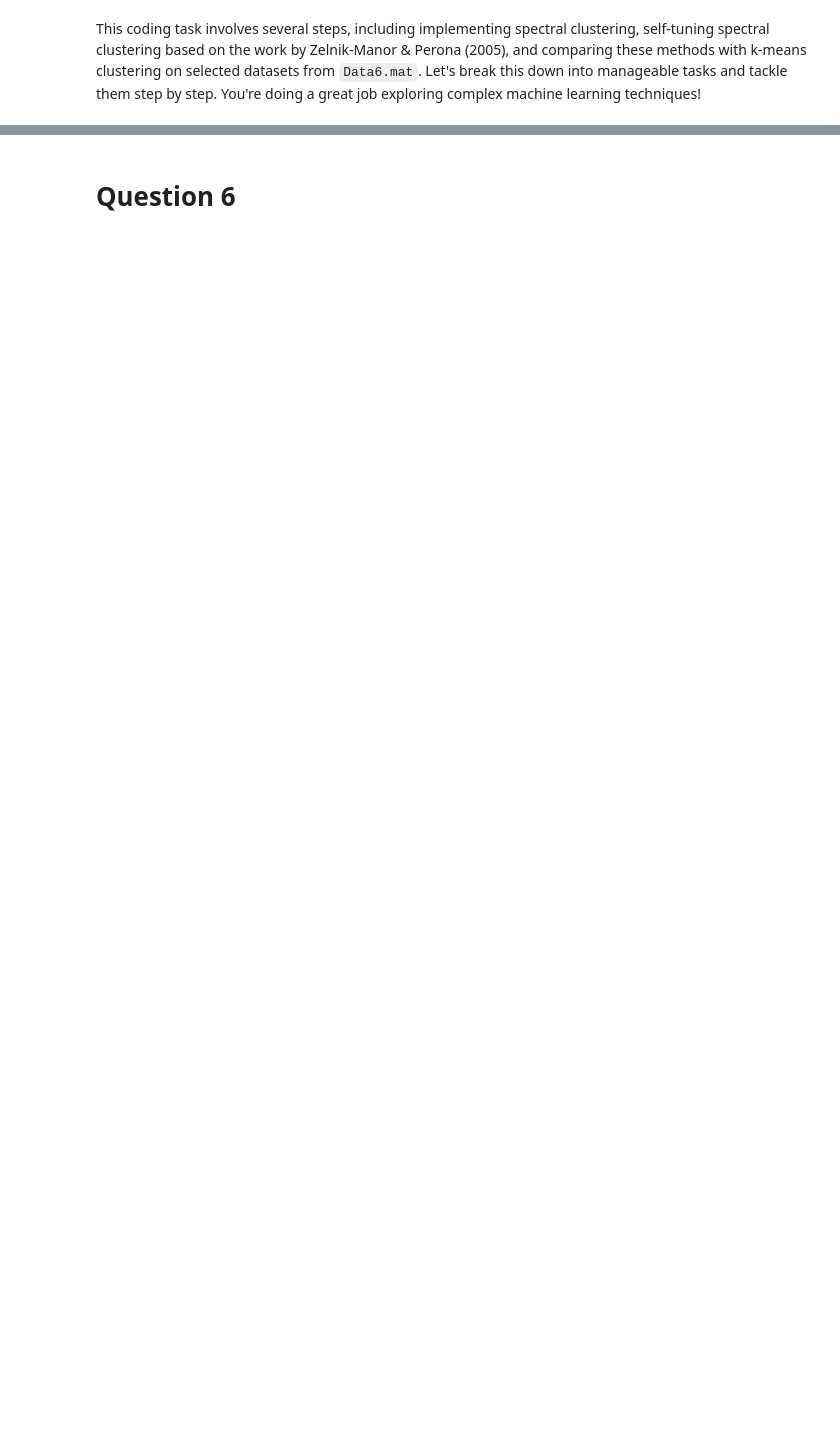
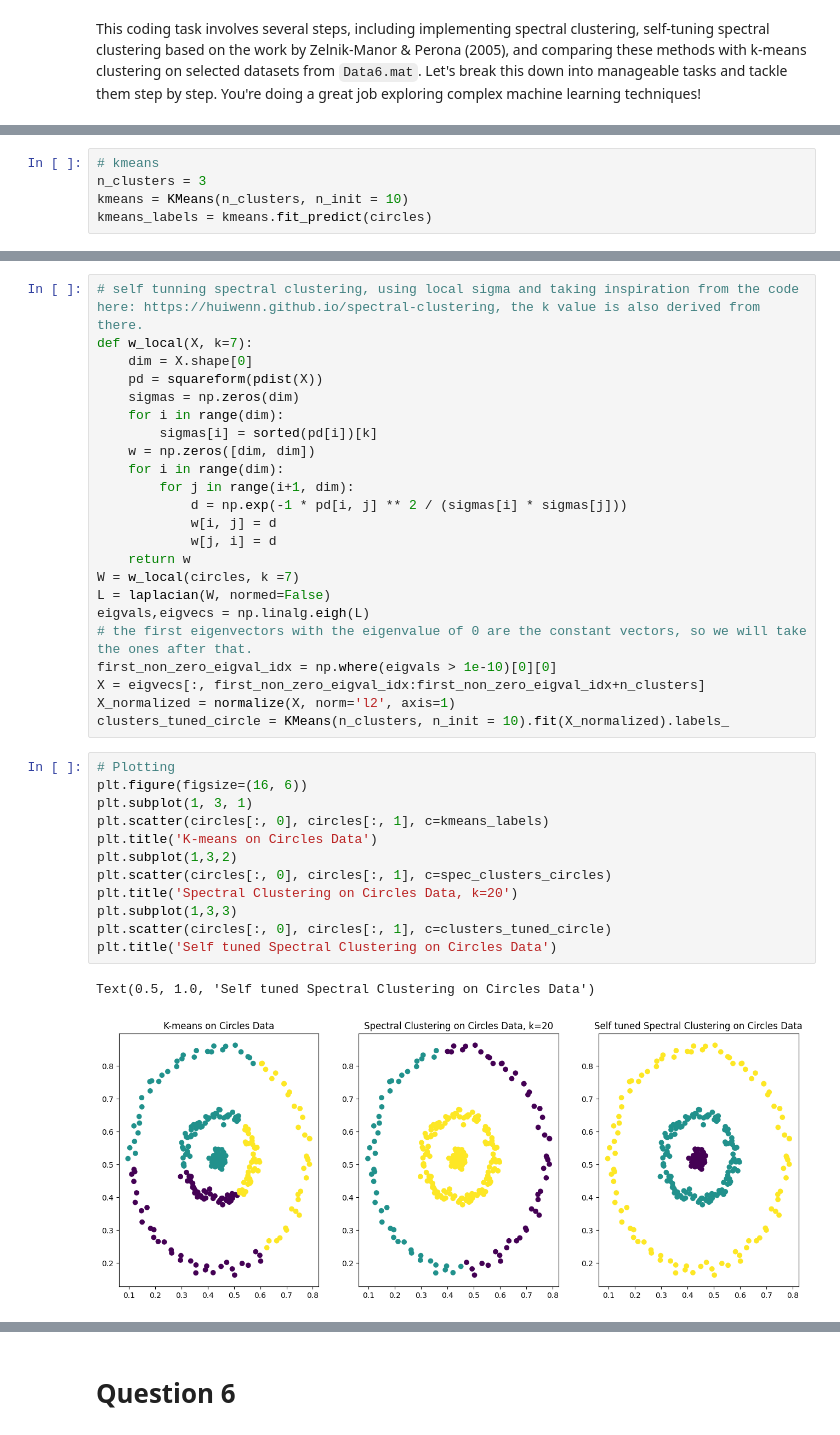
Before and after one commit to AvivGelfand/Geometry-of-Information-Course, a Jupyter notebook: Ex3_GOI.ipynb, the cells around one changed output, grey strips where cells are left out. Cells and saved outputs as stored; diff of their text form; blank space fills up the shorter version.

```diff
--- a/Ex3_GOI.ipynb
+++ b/Ex3_GOI.ipynb
@@ -343,0 +258,5 @@ Reshape your data either using array.reshape(-1, 1) if your data has a single fe
+# %%
+# kmeans
+n_clusters = 3
+kmeans = KMeans(n_clusters, n_init = 10)
+kmeans_labels = kmeans.fit_predict(circles)
@@ -343,0 +282,38 @@ Reshape your data either using array.reshape(-1, 1) if your data has a single fe
+# %%
+# self tunning spectral clustering, using local sigma and taking inspiration from the code here: https://huiwenn.github.io/spectral-clustering, the k value is also derived from there.
+def w_local(X, k=7):
+    dim = X.shape[0]
+    pd = squareform(pdist(X))
+    sigmas = np.zeros(dim)
+    for i in range(dim):
+        sigmas[i] = sorted(pd[i])[k]
+    w = np.zeros([dim, dim])
+    for i in range(dim):
+        for j in range(i+1, dim):
+            d = np.exp(-1 * pd[i, j] ** 2 / (sigmas[i] * sigmas[j]))
+            w[i, j] = d
+            w[j, i] = d
+    return w
+W = w_local(circles, k =7)
+L = laplacian(W, normed=False)
+eigvals,eigvecs = np.linalg.eigh(L)
+# the first eigenvectors with the eigenvalue of 0 are the constant vectors, so we will take the ones after that.
+first_non_zero_eigval_idx = np.where(eigvals > 1e-10)[0][0]
+X = eigvecs[:, first_non_zero_eigval_idx:first_non_zero_eigval_idx+n_clusters]
+X_normalized = normalize(X, norm='l2', axis=1)
+clusters_tuned_circle = KMeans(n_clusters, n_init = 10).fit(X_normalized).labels_
+# %%
+# Plotting
+plt.figure(figsize=(16, 6))
+plt.subplot(1, 3, 1)
+plt.scatter(circles[:, 0], circles[:, 1], c=kmeans_labels)
+plt.title('K-means on Circles Data')
+plt.subplot(1,3,2)
+plt.scatter(circles[:, 0], circles[:, 1], c=spec_clusters_circles)
+plt.title('Spectral Clustering on Circles Data, k=20')
+plt.subplot(1,3,3)
+plt.scatter(circles[:, 0], circles[:, 1], c=clusters_tuned_circle)
+plt.title('Self tuned Spectral Clustering on Circles Data')
+# %% [output]
+Text(0.5, 1.0, 'Self tuned Spectral Clustering on Circles Data')
+[figure, added]
```
Also changed, not shown: parts of 25 cells of this notebook.
